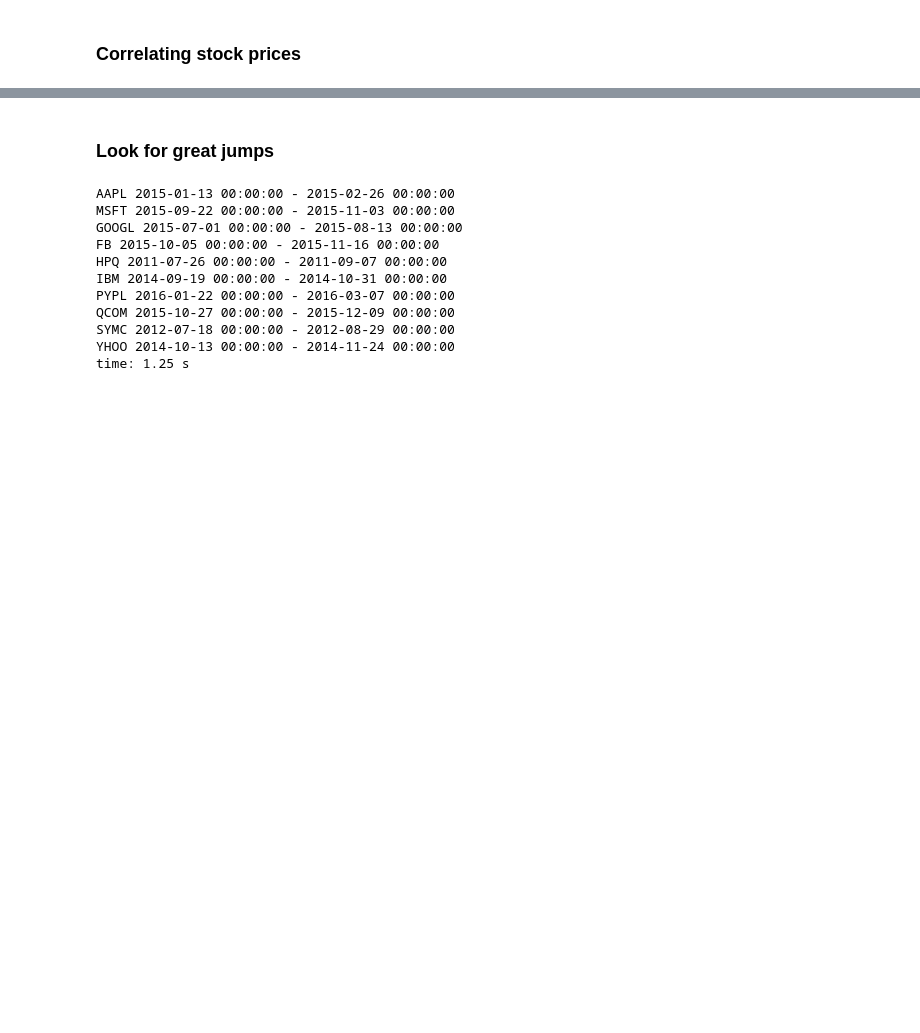
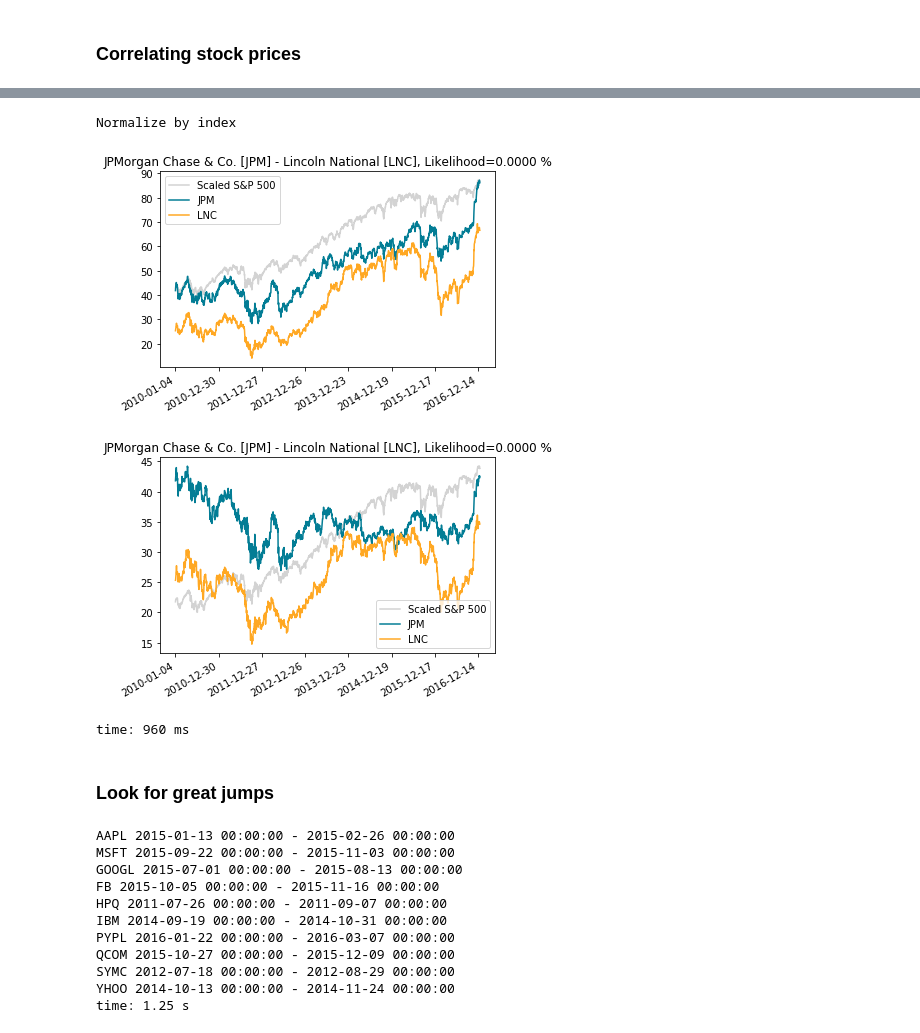
Before and after one commit to Chaoste/nlp-stocks, a Jupyter notebook: research/11.0-Econometrics.ipynb, the cells around one changed output, grey strips where cells are left out. Saved outputs shown, nothing was run; the diff lists cells and outputs as text; code cells hidden in the pictures; blank space fills up the shorter version.

```diff
--- a/research/11.0-Econometrics.ipynb
+++ b/research/11.0-Econometrics.ipynb
@@ -71,7 +71,7 @@ def inspect_pair(pair, value, normalize_price=False):
     value = features.loc[pair[0], pair[1]] if value is None else value
     companies = [securities.get_company_name(x) for x in pair]
     if normalize_price:
-        opens = [pd.Series(normalize(prices[x].open.reset_index(drop=True))) for x in pair]
+        opens = [pd.Series(normalize(prices[x].open.reset_index(drop=True), gspc_r)) for x in pair]
     else:
         opens = [prices[x].open.reset_index(drop=True) for x in pair]
     pair_prices = pd.concat([gspc * np.max(opens) / gspc.max(), *opens], axis=1)
@@ -80,11 +80,4 @@ def inspect_pair(pair, value, normalize_price=False):
     xticklabels = np.concatenate([[''], prices[pair[0]].date.iloc[ax.get_xticks()[1:-1].astype(int)].astype(str), ['']])
     ax.set_xticklabels(xticklabels)
     ax.get_figure().autofmt_xdate()
-
-amount = 30
-stack = features.iloc[:amount, :amount].stack()
-stack = stack[[p[0] < p[1] for p, v in stack.iteritems()]]
-# stack = stack[[securities.get_industry(p[0]) == securities.get_industry(p[1]) for p, v in stack.iteritems()]]
-for pair, value in stack.nlargest(6).iteritems():
-    inspect_pair(list(pair), value)
 # %% [output]
@@ -100,10 +165,15 @@ time: 2.42 s
 # %%
-inspect_pair(['JPM', 'C'])  # Bank
+inspect_pair(['JPM', 'LNC'], 0)  # Financials
 print("Normalize by index")
-inspect_pair(['JPM', 'C'], normalize_price=True)
+inspect_pair(['JPM', 'LNC'], 0, normalize_price=True)
 # inspect_pair(['JPM', 'GS'])  # Bank
 # inspect_pair(['AET', 'ANTM'])  # Health Insurance
 # inspect_pair(['EMR', 'ETN'])  # Energy: https://www.fool.com/investing/general/2013/10/23/can-eaton-earnings-top-emerson-electric-and-abb.aspx
+# %% [output]
+Normalize by index
+[figure, added]
+[figure, added]
+time: 960 ms
 # %% [markdown]
 ### Look for great jumps
 # %%
```
Also changed, not shown: parts of 7 cells of this notebook, 6 other files.
